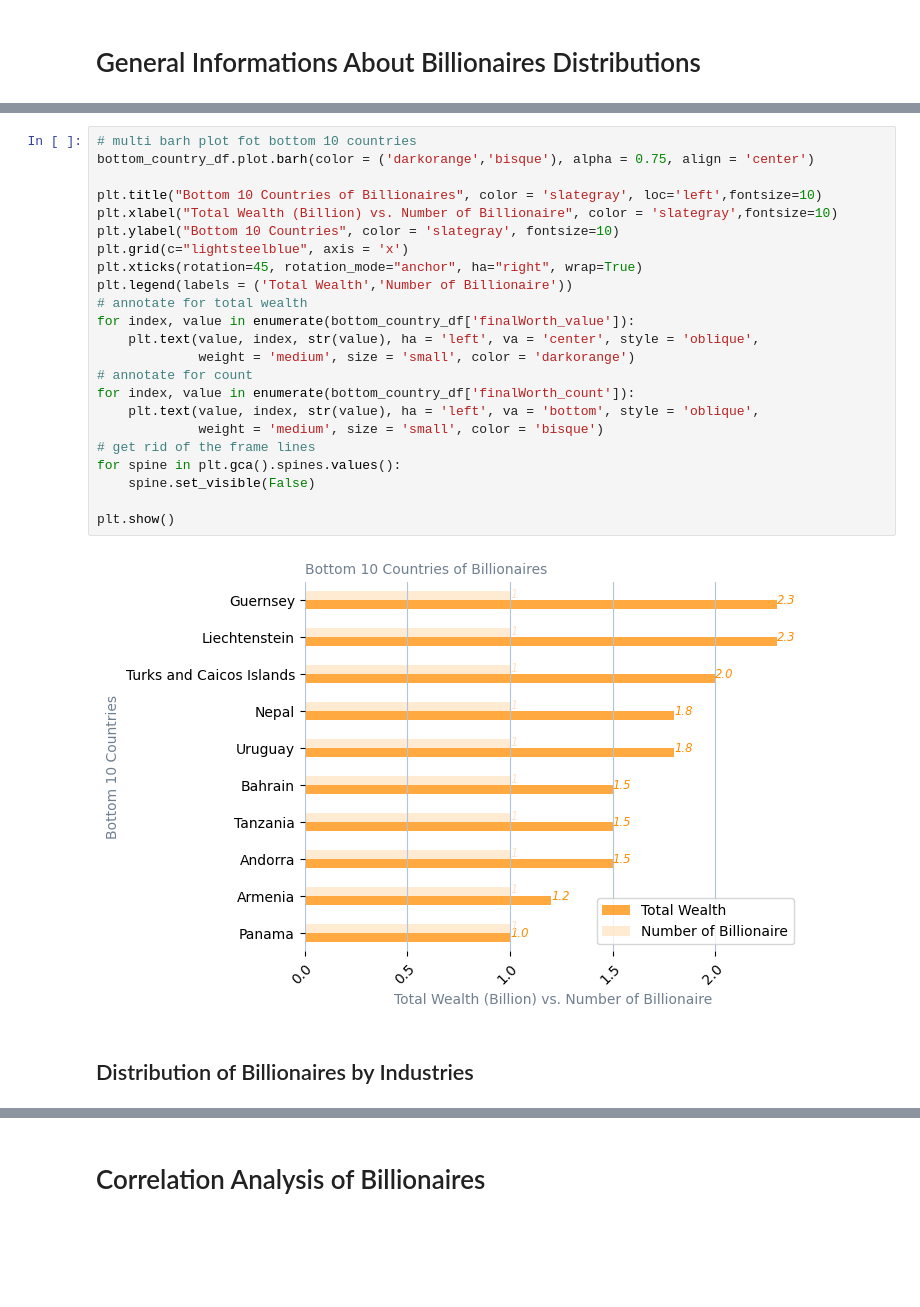
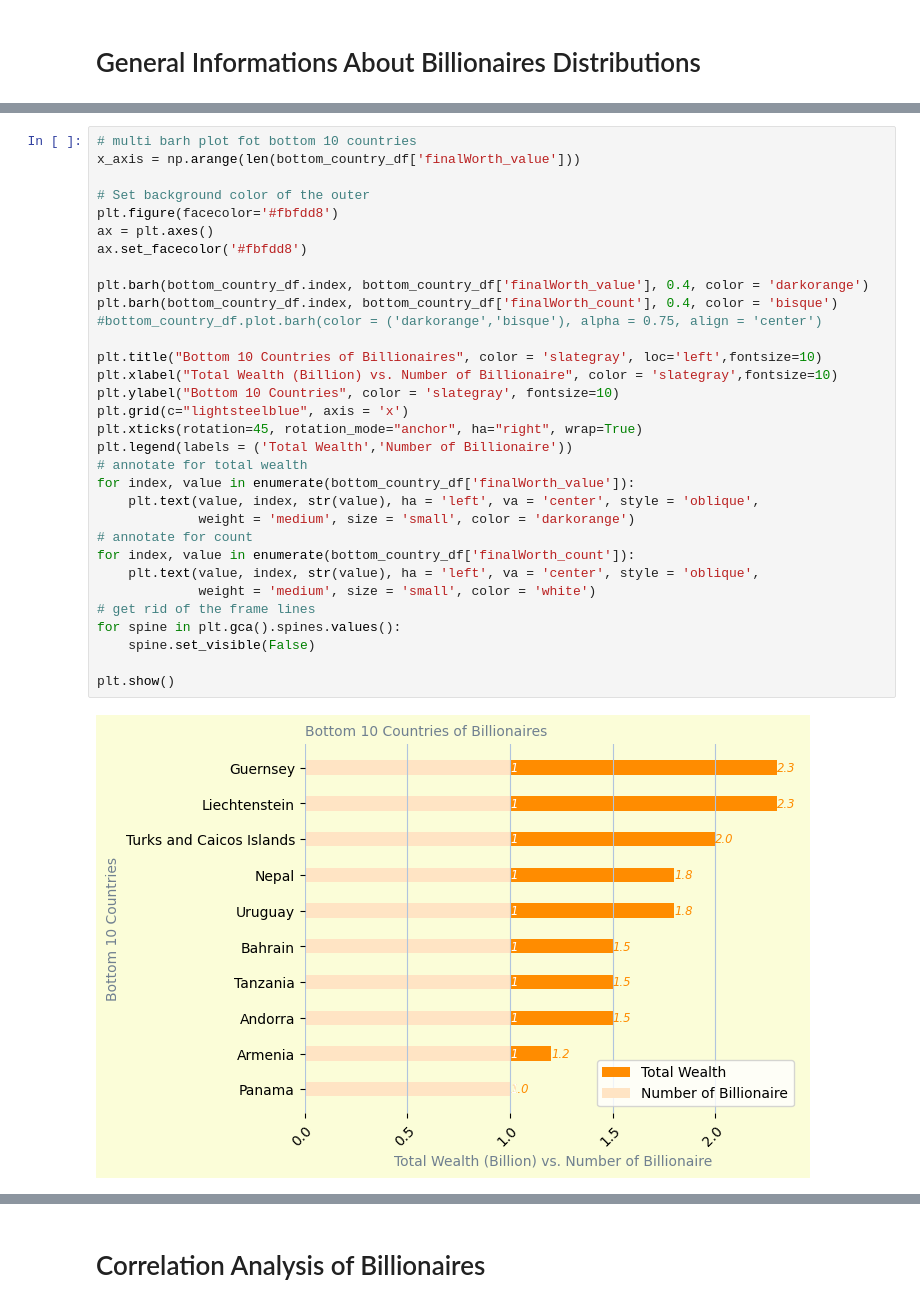
Before and after one commit to gialiubc/project_1, a Jupyter notebook: gia/who_are_the_billionaires.ipynb, the cells around one changed output, grey strips where cells are left out. Drawn from its saved outputs; the diff is of its cells as text; blank space fills up the shorter version.

```diff
--- a/gia/who_are_the_billionaires.ipynb
+++ b/gia/who_are_the_billionaires.ipynb
@@ -310,27 +420,34 @@ plt.show()
-# %%
-# multi barh plot fot bottom 10 countries
-bottom_country_df.plot.barh(color = ('darkorange','bisque'), alpha = 0.75, align = 'center')
-
-plt.title("Bottom 10 Countries of Billionaires", color = 'slategray', loc='left',fontsize=10)
-plt.xlabel("Total Wealth (Billion) vs. Number of Billionaire", color = 'slategray',fontsize=10)
-plt.ylabel("Bottom 10 Countries", color = 'slategray', fontsize=10)
-plt.grid(c="lightsteelblue", axis = 'x')
-plt.xticks(rotation=45, rotation_mode="anchor", ha="right", wrap=True)
-plt.legend(labels = ('Total Wealth','Number of Billionaire'))
-# annotate for total wealth
-for index, value in enumerate(bottom_country_df['finalWorth_value']):
-    plt.text(value, index, str(value), ha = 'left', va = 'center', style = 'oblique',
-             weight = 'medium', size = 'small', color = 'darkorange')
-# annotate for count
-for index, value in enumerate(bottom_country_df['finalWorth_count']):
-    plt.text(value, index, str(value), ha = 'left', va = 'bottom', style = 'oblique',
-             weight = 'medium', size = 'small', color = 'bisque')
-# get rid of the frame lines
-for spine in plt.gca().spines.values():
-    spine.set_visible(False)
-
-plt.show()
-# %% [output]
-[figure, removed]
-# %% [markdown]
-## Distribution of Billionaires by Industries
+# %%
+# multi barh plot fot bottom 10 countries
+x_axis = np.arange(len(bottom_country_df['finalWorth_value']))
+
+# Set background color of the outer
+plt.figure(facecolor='#fbfdd8')
+ax = plt.axes()
+ax.set_facecolor('#fbfdd8')
+
+plt.barh(bottom_country_df.index, bottom_country_df['finalWorth_value'], 0.4, color = 'darkorange')
+plt.barh(bottom_country_df.index, bottom_country_df['finalWorth_count'], 0.4, color = 'bisque')
+#bottom_country_df.plot.barh(color = ('darkorange','bisque'), alpha = 0.75, align = 'center')
+
+plt.title("Bottom 10 Countries of Billionaires", color = 'slategray', loc='left',fontsize=10)
+plt.xlabel("Total Wealth (Billion) vs. Number of Billionaire", color = 'slategray',fontsize=10)
+plt.ylabel("Bottom 10 Countries", color = 'slategray', fontsize=10)
+plt.grid(c="lightsteelblue", axis = 'x')
+plt.xticks(rotation=45, rotation_mode="anchor", ha="right", wrap=True)
+plt.legend(labels = ('Total Wealth','Number of Billionaire'))
+# annotate for total wealth
+for index, value in enumerate(bottom_country_df['finalWorth_value']):
+    plt.text(value, index, str(value), ha = 'left', va = 'center', style = 'oblique',
+             weight = 'medium', size = 'small', color = 'darkorange')
+# annotate for count
+for index, value in enumerate(bottom_country_df['finalWorth_count']):
+    plt.text(value, index, str(value), ha = 'left', va = 'center', style = 'oblique',
+             weight = 'medium', size = 'small', color = 'white')
+# get rid of the frame lines
+for spine in plt.gca().spines.values():
+    spine.set_visible(False)
+
+plt.show()
+# %% [output]
+[figure, added]
```
Also changed, not shown: parts of 70 cells of this notebook.
